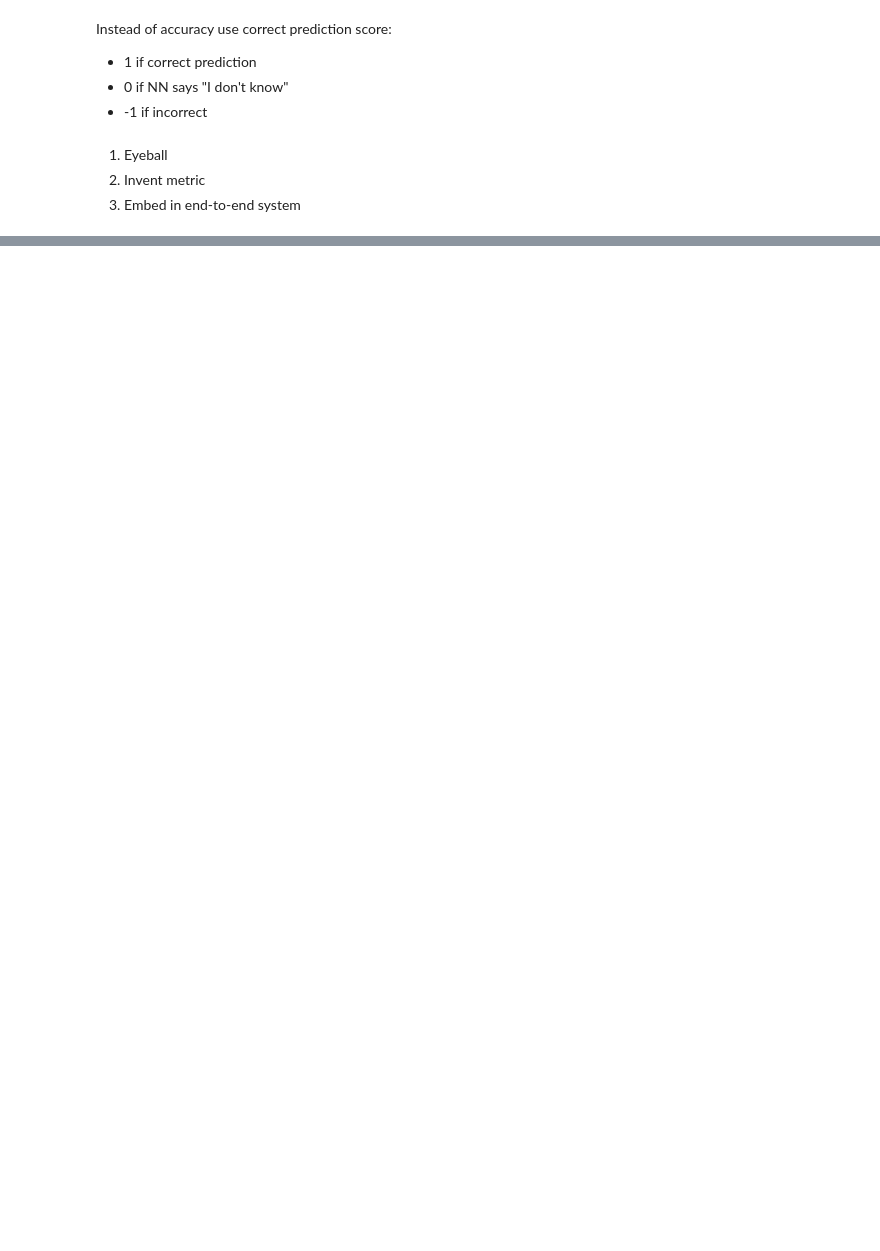
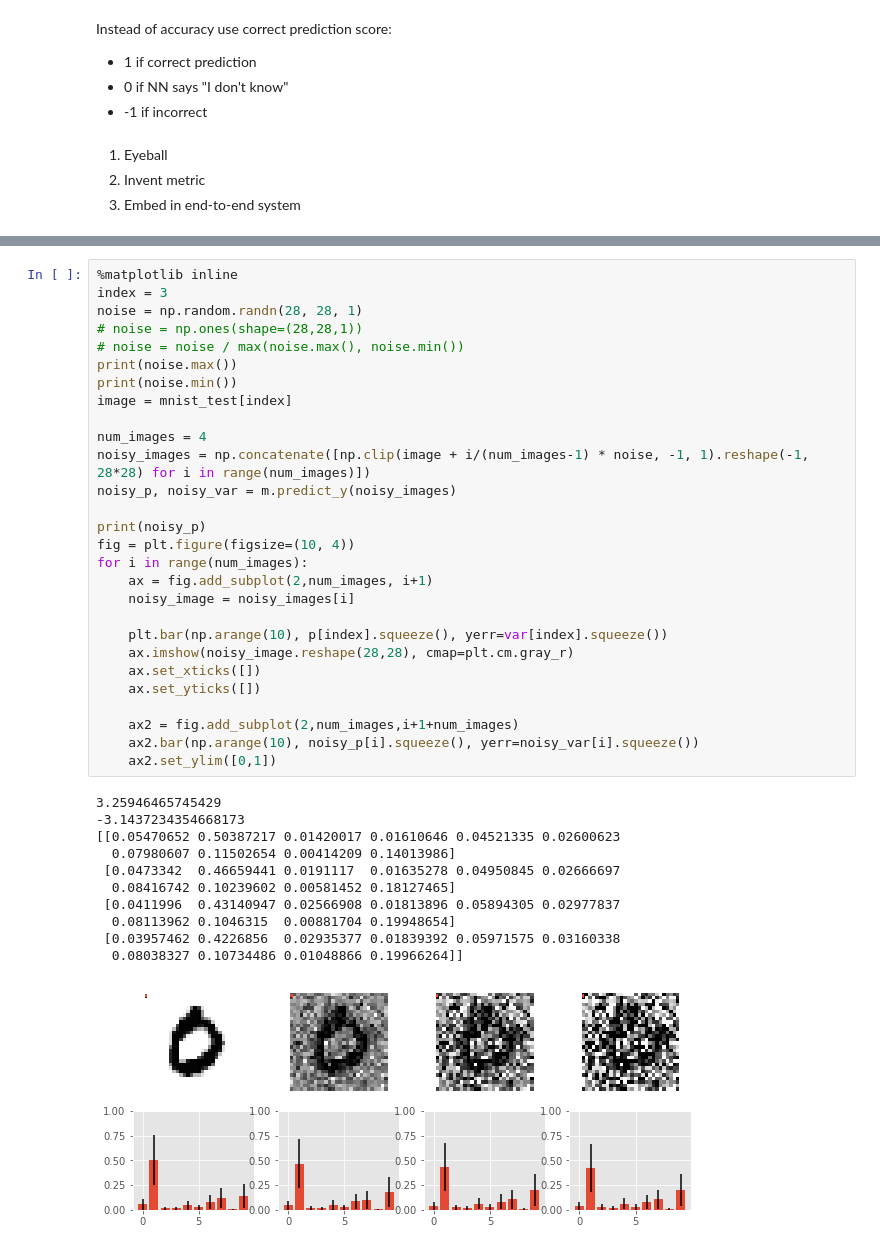
Before and after one commit to seb5666/cnn_gaussian_process_uncertainty, a Jupyter notebook: GP Uncertainty on MNIST.ipynb, the cells around one changed output, grey strips where cells are left out. Cells and saved outputs as stored; diff of their text form; blank space fills up the shorter version.

```diff
--- a/GP Uncertainty on MNIST.ipynb
+++ b/GP Uncertainty on MNIST.ipynb
@@ -361,0 +349,40 @@ fig.savefig("figs/cnn_test.png", bbox_inches="tight")
+# %%
+%matplotlib inline
+index = 3
+noise = np.random.randn(28, 28, 1)
+# noise = np.ones(shape=(28,28,1))
+# noise = noise / max(noise.max(), noise.min())
+print(noise.max())
+print(noise.min())
+image = mnist_test[index]
+
+num_images = 4
+noisy_images = np.concatenate([np.clip(image + i/(num_images-1) * noise, -1, 1).reshape(-1, 28*28) for i in range(num_images)])
+noisy_p, noisy_var = m.predict_y(noisy_images)
+
+print(noisy_p)
+fig = plt.figure(figsize=(10, 4))
+for i in range(num_images):
+    ax = fig.add_subplot(2,num_images, i+1)
+    noisy_image = noisy_images[i]
+
+    plt.bar(np.arange(10), p[index].squeeze(), yerr=var[index].squeeze())
+    ax.imshow(noisy_image.reshape(28,28), cmap=plt.cm.gray_r)
+    ax.set_xticks([])
+    ax.set_yticks([])
+
+    ax2 = fig.add_subplot(2,num_images,i+1+num_images)
+    ax2.bar(np.arange(10), noisy_p[i].squeeze(), yerr=noisy_var[i].squeeze())
+    ax2.set_ylim([0,1])
+# %% [output]
+3.25946465745429
+-3.1437234354668173
+[[0.05470652 0.50387217 0.01420017 0.01610646 0.04521335 0.02600623
+  0.07980607 0.11502654 0.00414209 0.14013986]
+ [0.0473342  0.46659441 0.0191117  0.01635278 0.04950845 0.02666697
+  0.08416742 0.10239602 0.00581452 0.18127465]
+ [0.0411996  0.43140947 0.02566908 0.01813896 0.05894305 0.02977837
+  0.08113962 0.1046315  0.00881704 0.19948654]
+ [0.03957462 0.4226856  0.02935377 0.01839392 0.05971575 0.03160338
+  0.08038327 0.10734486 0.01048866 0.19966264]]
+[figure, added]
```
Also changed, not shown: parts of 13 cells of this notebook, 23 other files.
